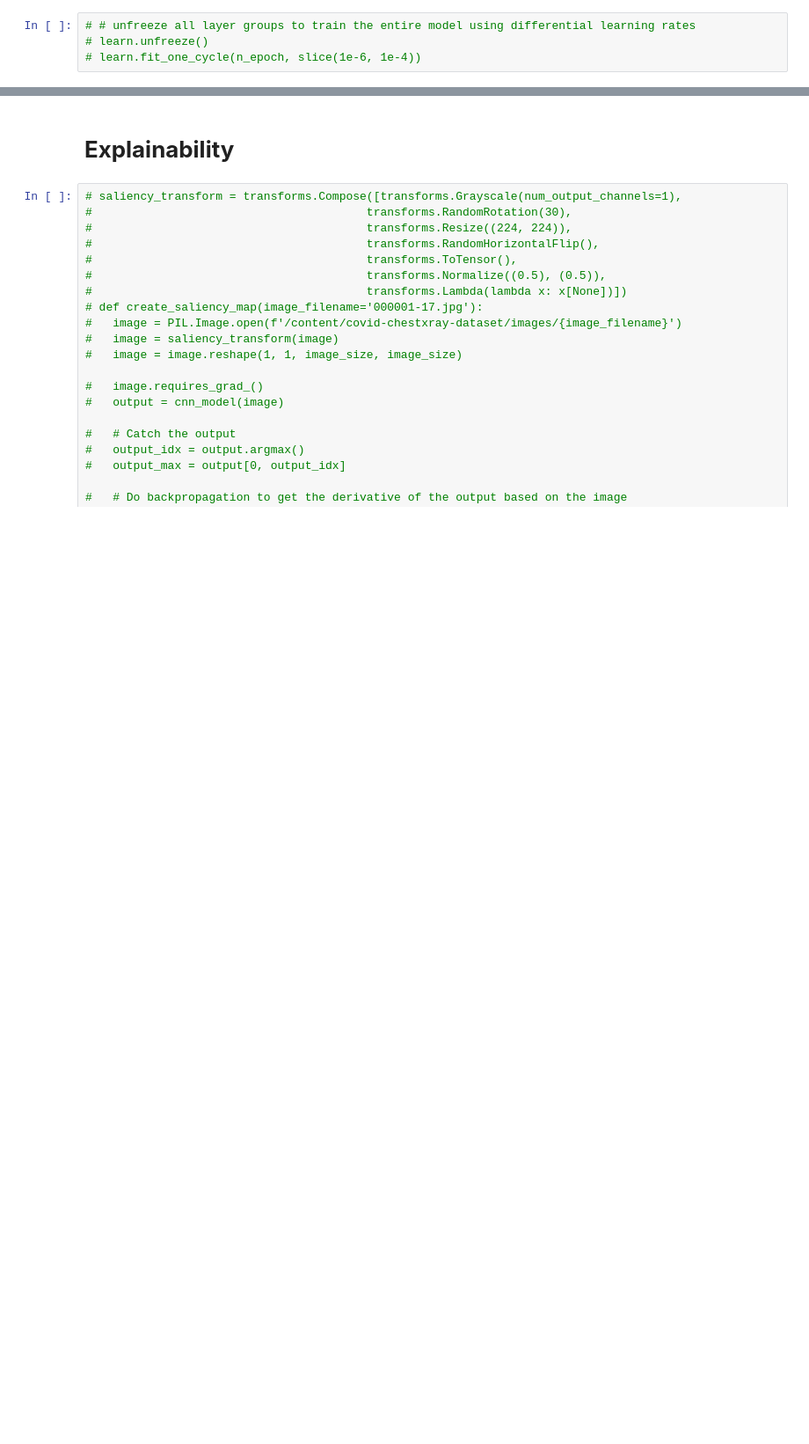
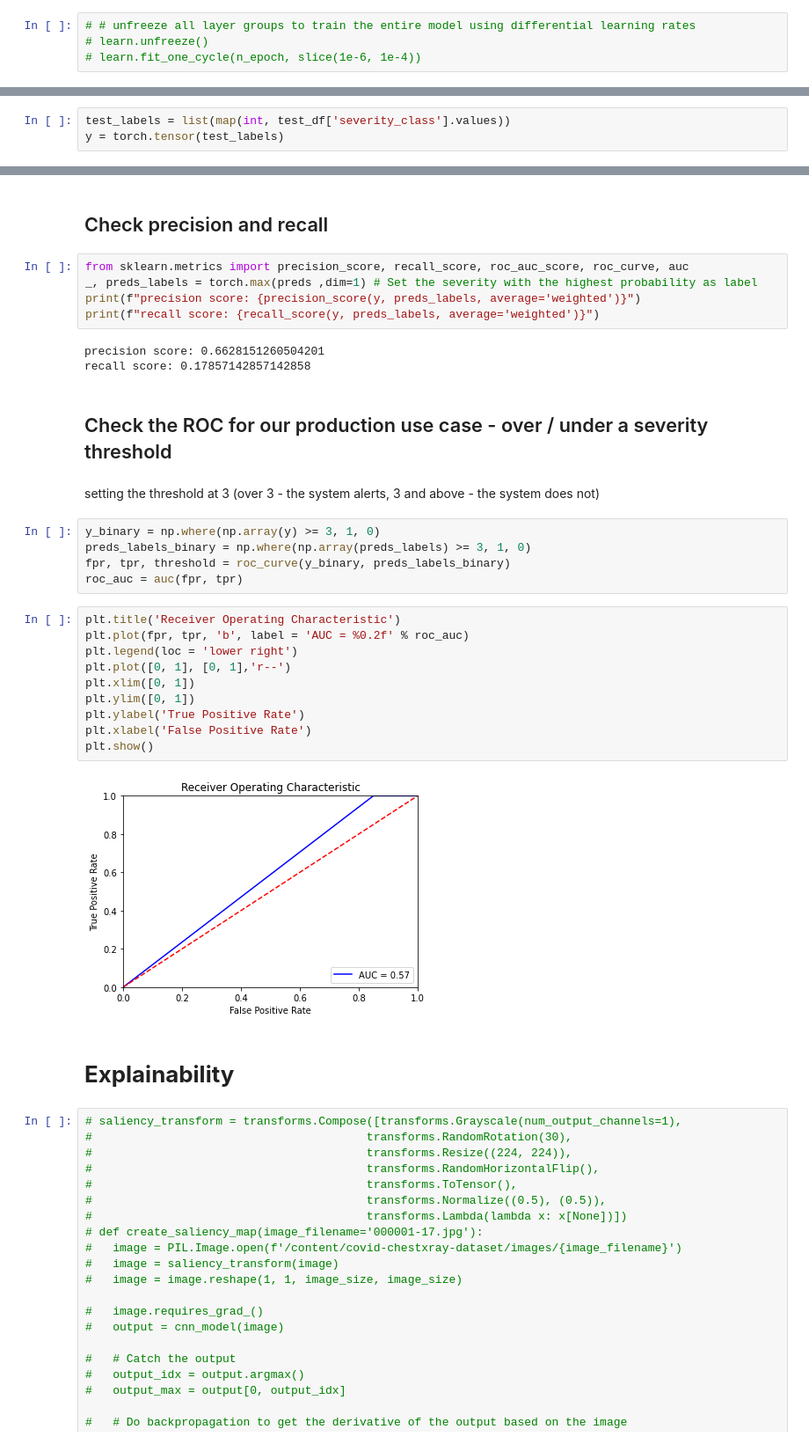
Before and after one commit to HadarRosenwald/severity-detection, a Jupyter notebook: chestxray_severity_detection.ipynb, the cells around one changed output, grey strips where cells are left out. Shown at 88% size. Saved outputs shown, nothing was run; the diff lists cells and outputs as text; blank space fills up the shorter version.

Commit message:
tuned lr and added metrics

```diff
--- a/chestxray_severity_detection.ipynb
+++ b/chestxray_severity_detection.ipynb
@@ -509,6 +518,9 @@ learn.fit_one_cycle(n_epoch, 1e-4)
 preds, y = learn.get_preds(DatasetType.Test)
 # %% [output]
 [interactive output not drawn]
+# %%
+test_labels = list(map(int, test_df['severity_class'].values))
+y = torch.tensor(test_labels)
 # %%
 preds
 # %% [output]
@@ -547,3 +549,34 @@ torch.Size([28, 6])
+# %% [markdown]
+## Check precision and recall
+# %%
+from sklearn.metrics import precision_score, recall_score, roc_auc_score, roc_curve, auc
+_, preds_labels = torch.max(preds ,dim=1) # Set the severity with the highest probability as label
+print(f"precision score: {precision_score(y, preds_labels, average='weighted')}")
+print(f"recall score: {recall_score(y, preds_labels, average='weighted')}")
+# %% [output]
+precision score: 0.6628151260504201
+recall score: 0.17857142857142858
+# %% [markdown]
+## Check the ROC for our production use case - over / under a severity threshold
+# %% [markdown]
+setting the threshold at 3 (over 3 - the system alerts, 3 and above - the system does not)
+# %%
+y_binary = np.where(np.array(y) >= 3, 1, 0)
+preds_labels_binary = np.where(np.array(preds_labels) >= 3, 1, 0)
+fpr, tpr, threshold = roc_curve(y_binary, preds_labels_binary)
+roc_auc = auc(fpr, tpr)
+# %%
+plt.title('Receiver Operating Characteristic')
+plt.plot(fpr, tpr, 'b', label = 'AUC = %0.2f' % roc_auc)
+plt.legend(loc = 'lower right')
+plt.plot([0, 1], [0, 1],'r--')
+plt.xlim([0, 1])
+plt.ylim([0, 1])
+plt.ylabel('True Positive Rate')
+plt.xlabel('False Positive Rate')
+plt.show()
+# %% [output]
+[figure, added]
 # %% [markdown]
 # **Explainability**
 # %%
```
Also changed, not shown: parts of 14 cells of this notebook.
